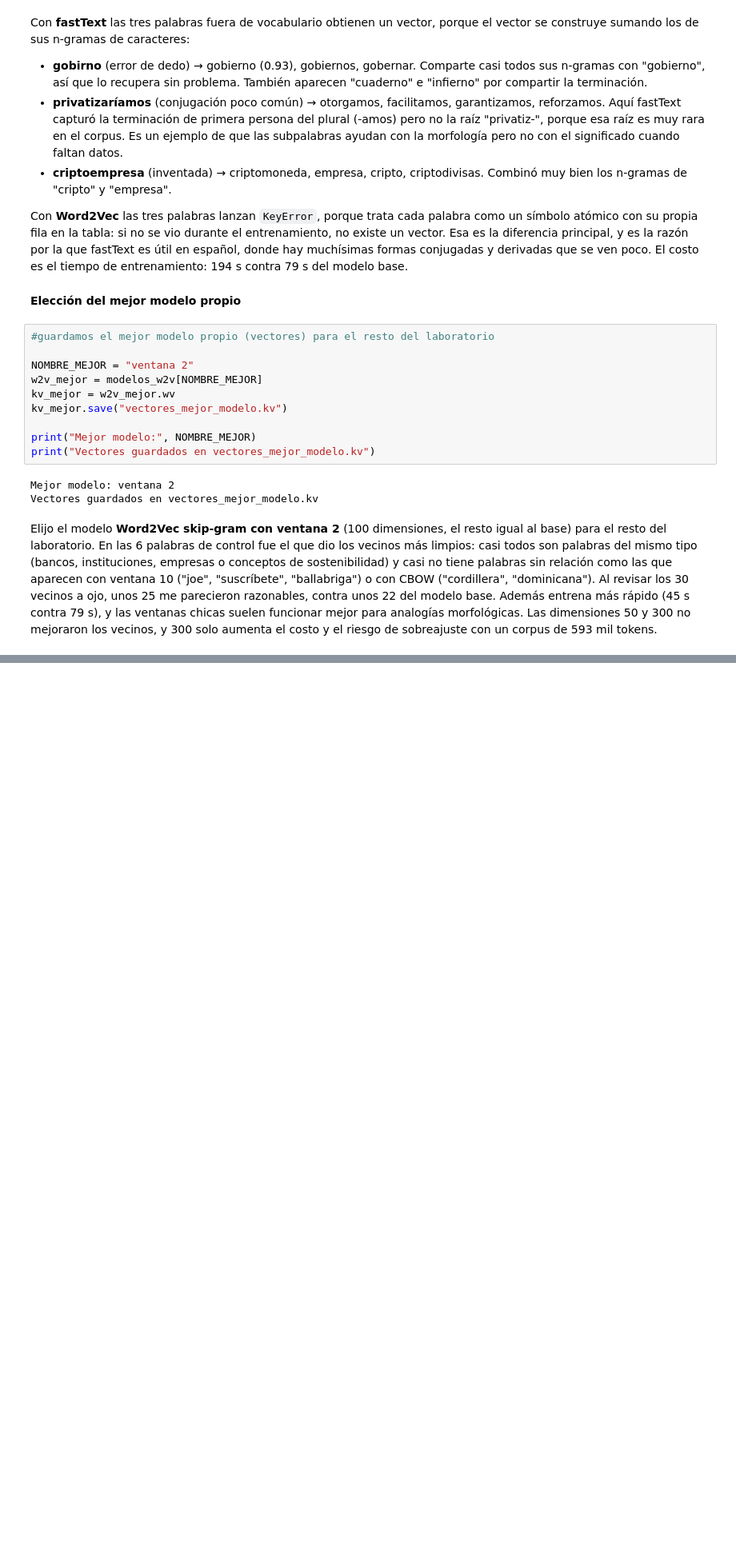
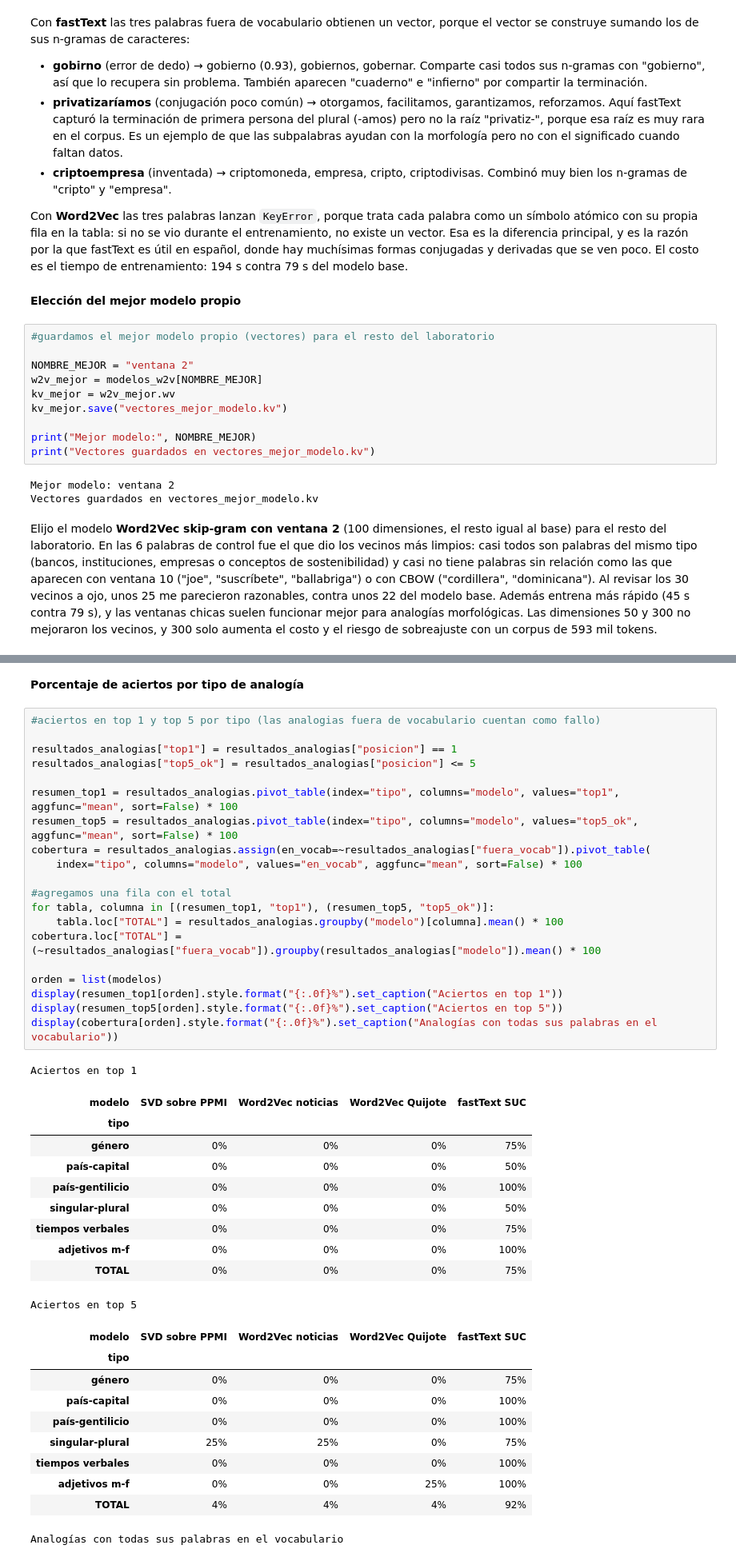
Before and after one commit to JuanDi37/NLP-laboratorio-9, a Jupyter notebook: Laboratorio9.ipynb, the cells around one changed output, grey strips where cells are left out. Shown at 80% size. Saved outputs shown, nothing was run; the diff lists cells and outputs as text; blank space fills up the shorter version.

```diff
--- a/Laboratorio9.ipynb
+++ b/Laboratorio9.ipynb
@@ -998,0 +1436,44 @@ Elijo el modelo **Word2Vec skip-gram con ventana 2** (100 dimensiones, el resto
+# %% [markdown]
+**Porcentaje de aciertos por tipo de analogía**
+# %%
+#aciertos en top 1 y top 5 por tipo (las analogias fuera de vocabulario cuentan como fallo)
+
+resultados_analogias["top1"] = resultados_analogias["posicion"] == 1
+resultados_analogias["top5_ok"] = resultados_analogias["posicion"] <= 5
+
+resumen_top1 = resultados_analogias.pivot_table(index="tipo", columns="modelo", values="top1", aggfunc="mean", sort=False) * 100
+resumen_top5 = resultados_analogias.pivot_table(index="tipo", columns="modelo", values="top5_ok", aggfunc="mean", sort=False) * 100
+cobertura = resultados_analogias.assign(en_vocab=~resultados_analogias["fuera_vocab"]).pivot_table(
+    index="tipo", columns="modelo", values="en_vocab", aggfunc="mean", sort=False) * 100
+
+#agregamos una fila con el total
+for tabla, columna in [(resumen_top1, "top1"), (resumen_top5, "top5_ok")]:
+    tabla.loc["TOTAL"] = resultados_analogias.groupby("modelo")[columna].mean() * 100
+cobertura.loc["TOTAL"] = (~resultados_analogias["fuera_vocab"]).groupby(resultados_analogias["modelo"]).mean() * 100
+
+orden = list(modelos)
+display(resumen_top1[orden].style.format("{:.0f}%").set_caption("Aciertos en top 1"))
+display(resumen_top5[orden].style.format("{:.0f}%").set_caption("Aciertos en top 5"))
+display(cobertura[orden].style.format("{:.0f}%").set_caption("Analogías con todas sus palabras en el vocabulario"))
+# %% [output]
+Aciertos en top 1
+| modelo | SVD sobre PPMI | Word2Vec noticias | Word2Vec Quijote | fastText SUC |
+| tipo |  |  |  |  |
+| género | 0% | 0% | 0% | 75% |
+| país-capital | 0% | 0% | 0% | 50% |
+| país-gentilicio | 0% | 0% | 0% | 100% |
+| singular-plural | 0% | 0% | 0% | 50% |
+| tiempos verbales | 0% | 0% | 0% | 75% |
+| adjetivos m-f | 0% | 0% | 0% | 100% |
+| TOTAL | 0% | 0% | 0% | 75% |
+Aciertos en top 5
+| modelo | SVD sobre PPMI | Word2Vec noticias | Word2Vec Quijote | fastText SUC |
+| tipo |  |  |  |  |
+| género | 0% | 0% | 0% | 75% |
+| país-capital | 0% | 0% | 0% | 100% |
+| país-gentilicio | 0% | 0% | 0% | 100% |
+| singular-plural | 25% | 25% | 0% | 75% |
+| tiempos verbales | 0% | 0% | 0% | 100% |
+| adjetivos m-f | 0% | 0% | 25% | 100% |
+| TOTAL | 4% | 4% | 4% | 92% |
+Analogías con todas sus palabras en el vocabulario
```
Also changed, not shown: parts of 27 cells of this notebook, 2 other files.
